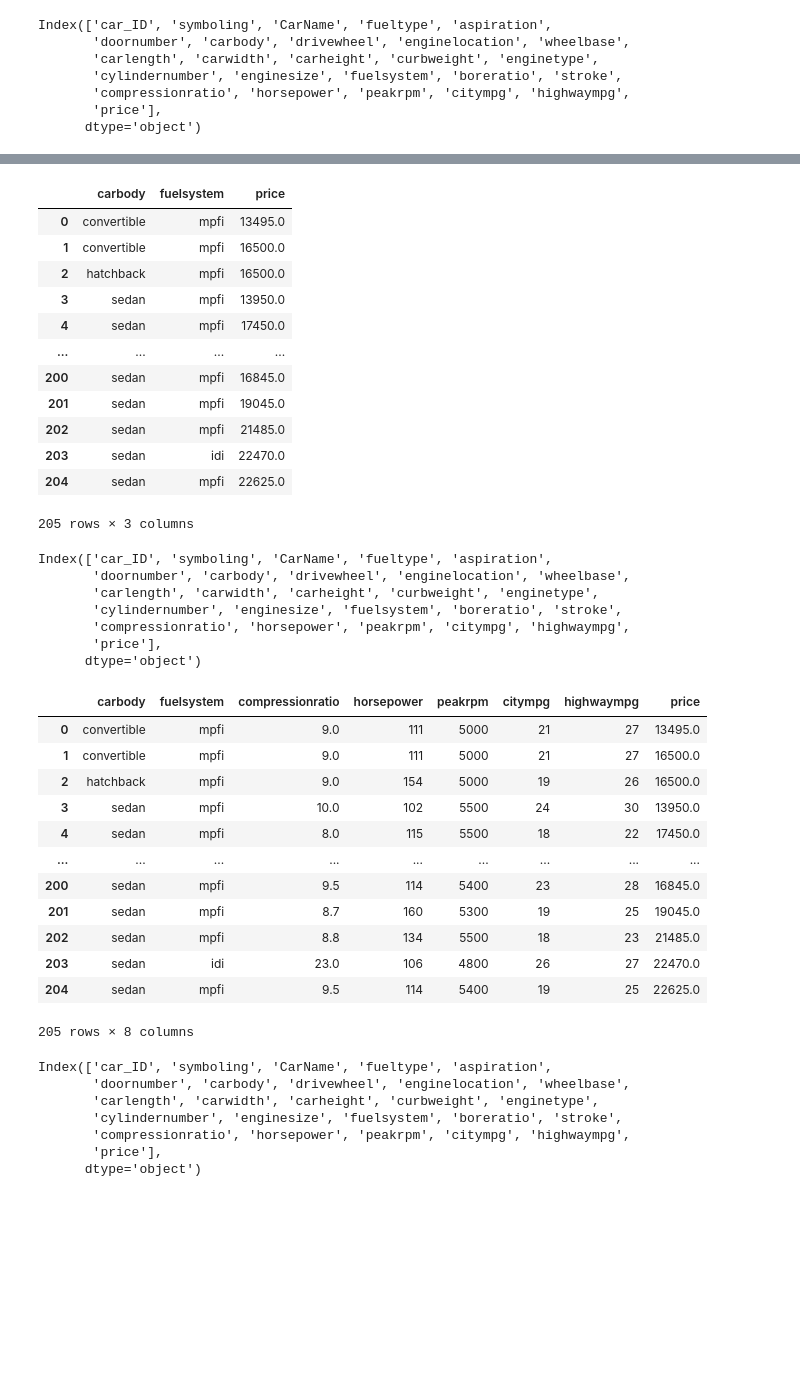
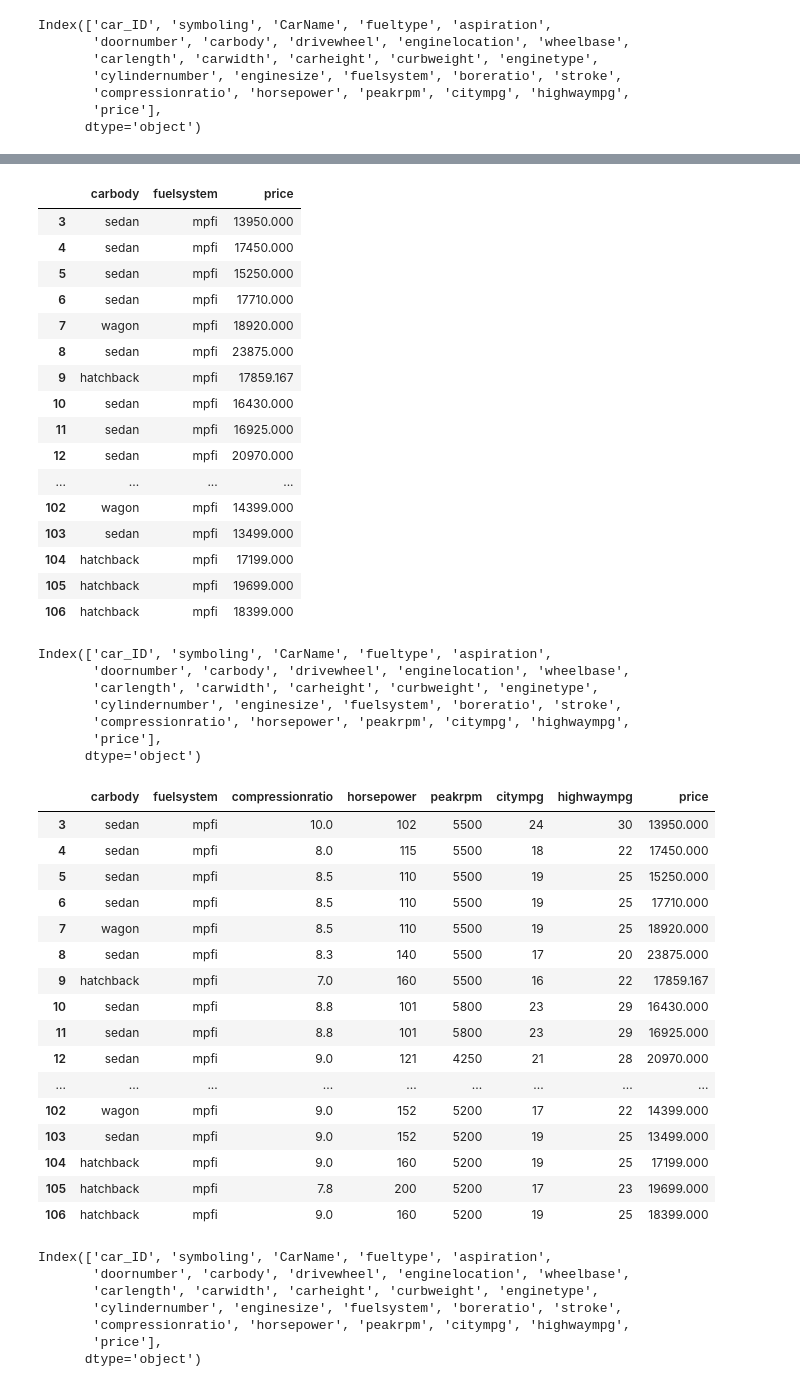
Before and after one commit to jayasriNandipu/Data_Migration, a Jupyter notebook: car_project.ipynb, the cells around one changed output, grey strips where cells are left out. Saved outputs shown, nothing was run; the diff lists cells and outputs as text; code cells hidden in the pictures; blank space fills up the shorter version.

```diff
--- a/car_project.ipynb
+++ b/car_project.ipynb
@@ -153,4 +158,4 @@ Index(['car_ID', 'symboling', 'CarName', 'fueltype', 'aspiration',
 # %%
 #-----1-----select only bmw, audi,nissan-----------------------
 # %%
-df_cars[df_cars["CarName"].isin(['bmw 320i','bmw x1','bmw x2','bmw x3','bmw x4','bmw z4','bmw x5','audi 100 ls','audi 100ls','audi fox','audi 5000','audi 4000','audi 5000s (diesel)','Nissan versa','nissan gt-r','nissan rogue','nissan latio','nissan titan','nissan leaf','nissan juke','nissan latio','nissan note','nissan clipper','nissan rogue','nissan nv200','nissan dayz','nissan fuga','nissan otti','nissan teana','nissan kicks','nissan clipper'])]
+df_car_po=df_cars[df_cars["CarName"].isin(['bmw 320i','bmw x1','bmw x2','bmw x3','bmw x4','bmw z4','bmw x5','audi 100 ls','audi 100ls','audi fox','audi 5000','audi 4000','audi 5000s (diesel)','Nissan versa','nissan gt-r','nissan rogue','nissan latio','nissan titan','nissan leaf','nissan juke','nissan latio','nissan note','nissan clipper','nissan rogue','nissan nv200','nissan dayz','nissan fuga','nissan otti','nissan teana','nissan kicks','nissan clipper'])]
@@ -176,2 +183,2 @@ df_cars[df_cars["CarName"].isin(['bmw 320i','bmw x1','bmw x2','bmw x3','bmw x4',
 # %%
-df_cars_fil=pd.DataFrame(df_cars)
+df_car_proj=pd.DataFrame(df_car_po)
@@ -230,21 +259,25 @@ df_cars_fil[['fuelsystem','price']]
 # %%
 #-4---car body , fuel_system $ price
 # %%
-df_cars_fil[['carbody','fuelsystem','price']]
+df_car_proj[['carbody','fuelsystem','price']]
 # %% [output]
 |  | carbody | fuelsystem | price |
-| 0 | convertible | mpfi | 13495.0 |
-| 1 | convertible | mpfi | 16500.0 |
-| 2 | hatchback | mpfi | 16500.0 |
-| 3 | sedan | mpfi | 13950.0 |
-| 4 | sedan | mpfi | 17450.0 |
+| 3 | sedan | mpfi | 13950.000 |
+| 4 | sedan | mpfi | 17450.000 |
+| 5 | sedan | mpfi | 15250.000 |
+| 6 | sedan | mpfi | 17710.000 |
+| 7 | wagon | mpfi | 18920.000 |
+| 8 | sedan | mpfi | 23875.000 |
+| 9 | hatchback | mpfi | 17859.167 |
+| 10 | sedan | mpfi | 16430.000 |
+| 11 | sedan | mpfi | 16925.000 |
+| 12 | sedan | mpfi | 20970.000 |
 | ... | ... | ... | ... |
-| 200 | sedan | mpfi | 16845.0 |
-| 201 | sedan | mpfi | 19045.0 |
-| 202 | sedan | mpfi | 21485.0 |
-| 203 | sedan | idi | 22470.0 |
-| 204 | sedan | mpfi | 22625.0 |
+| 102 | wagon | mpfi | 14399.000 |
+| 103 | sedan | mpfi | 13499.000 |
+| 104 | hatchback | mpfi | 17199.000 |
+| 105 | hatchback | mpfi | 19699.000 |
+| 106 | hatchback | mpfi | 18399.000 |
-205 rows × 3 columns
 # %%
 #--5---		carbody	fuelsystem 	compressionratio-overall	horsepower-overall	peakrpm-overall	citympg-overall	highwaympg-overall	price-overall
 # %%
@@ -258,21 +291,25 @@ Index(['car_ID', 'symboling', 'CarName', 'fueltype', 'aspiration',
        'price'],
       dtype='object')
 # %%
-df_cars_fil[['carbody','fuelsystem','compressionratio','horsepower','peakrpm','citympg','highwaympg','price']]
+df_car_proj[['carbody','fuelsystem','compressionratio','horsepower','peakrpm','citympg','highwaympg','price']]
 # %% [output]
 |  | carbody | fuelsystem | compressionratio | horsepower | peakrpm | citympg | highwaympg | price |
-| 0 | convertible | mpfi | 9.0 | 111 | 5000 | 21 | 27 | 13495.0 |
-| 1 | convertible | mpfi | 9.0 | 111 | 5000 | 21 | 27 | 16500.0 |
-| 2 | hatchback | mpfi | 9.0 | 154 | 5000 | 19 | 26 | 16500.0 |
-| 3 | sedan | mpfi | 10.0 | 102 | 5500 | 24 | 30 | 13950.0 |
-| 4 | sedan | mpfi | 8.0 | 115 | 5500 | 18 | 22 | 17450.0 |
+| 3 | sedan | mpfi | 10.0 | 102 | 5500 | 24 | 30 | 13950.000 |
+| 4 | sedan | mpfi | 8.0 | 115 | 5500 | 18 | 22 | 17450.000 |
+| 5 | sedan | mpfi | 8.5 | 110 | 5500 | 19 | 25 | 15250.000 |
+| 6 | sedan | mpfi | 8.5 | 110 | 5500 | 19 | 25 | 17710.000 |
+| 7 | wagon | mpfi | 8.5 | 110 | 5500 | 19 | 25 | 18920.000 |
+| 8 | sedan | mpfi | 8.3 | 140 | 5500 | 17 | 20 | 23875.000 |
+| 9 | hatchback | mpfi | 7.0 | 160 | 5500 | 16 | 22 | 17859.167 |
+| 10 | sedan | mpfi | 8.8 | 101 | 5800 | 23 | 29 | 16430.000 |
+| 11 | sedan | mpfi | 8.8 | 101 | 5800 | 23 | 29 | 16925.000 |
+| 12 | sedan | mpfi | 9.0 | 121 | 4250 | 21 | 28 | 20970.000 |
 | ... | ... | ... | ... | ... | ... | ... | ... | ... |
-| 200 | sedan | mpfi | 9.5 | 114 | 5400 | 23 | 28 | 16845.0 |
-| 201 | sedan | mpfi | 8.7 | 160 | 5300 | 19 | 25 | 19045.0 |
-| 202 | sedan | mpfi | 8.8 | 134 | 5500 | 18 | 23 | 21485.0 |
-| 203 | sedan | idi | 23.0 | 106 | 4800 | 26 | 27 | 22470.0 |
-| 204 | sedan | mpfi | 9.5 | 114 | 5400 | 19 | 25 | 22625.0 |
+| 102 | wagon | mpfi | 9.0 | 152 | 5200 | 17 | 22 | 14399.000 |
+| 103 | sedan | mpfi | 9.0 | 152 | 5200 | 19 | 25 | 13499.000 |
+| 104 | hatchback | mpfi | 9.0 | 160 | 5200 | 19 | 25 | 17199.000 |
+| 105 | hatchback | mpfi | 7.8 | 200 | 5200 | 17 | 23 | 19699.000 |
+| 106 | hatchback | mpfi | 9.0 | 160 | 5200 | 19 | 25 | 18399.000 |
-205 rows × 8 columns
 # %%
 #----6----			enginetype	cylindernumber	enginesize	fuelsystem	boreratio	stroke	compressionratio	horsepower	peakrpm	citympg	highwaympg	price
 # %%
```
Also changed, not shown: parts of 33 cells of this notebook.
